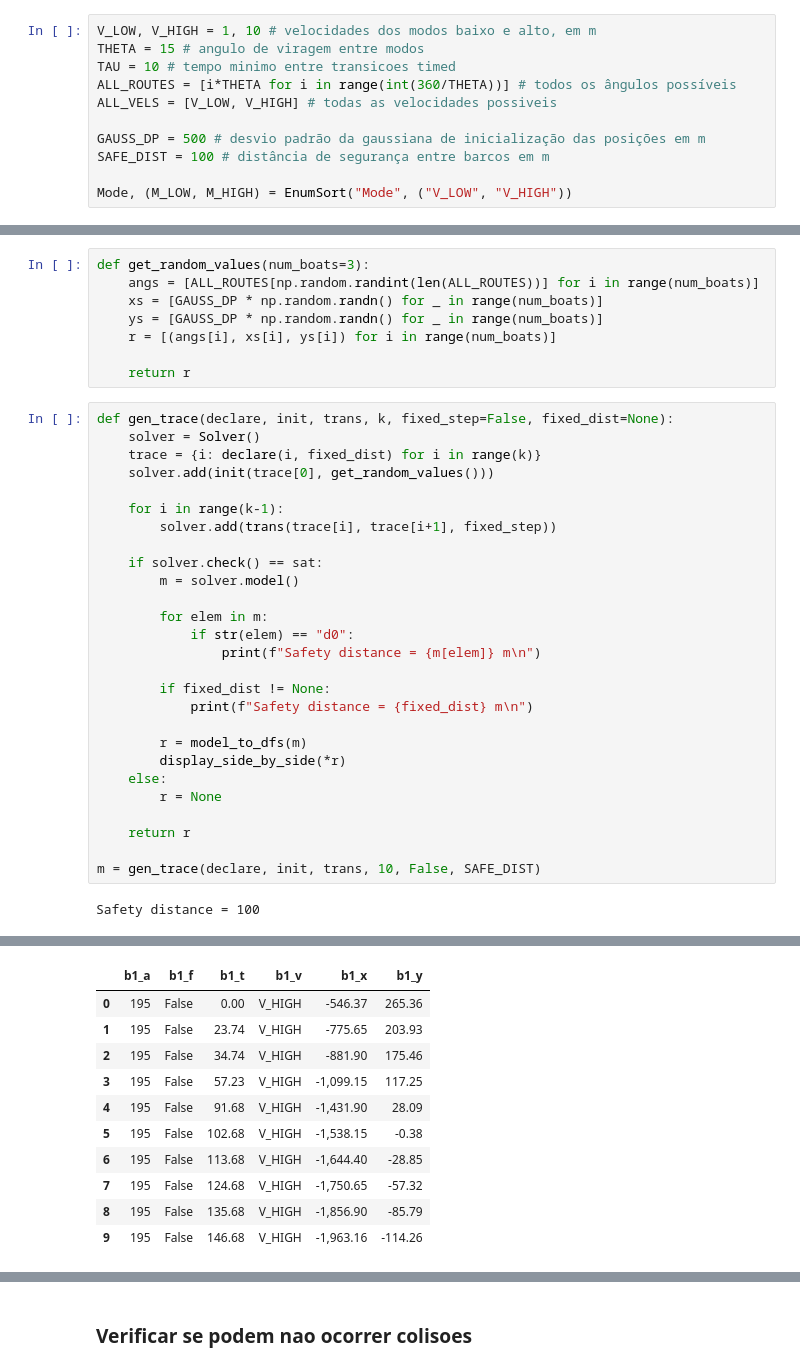
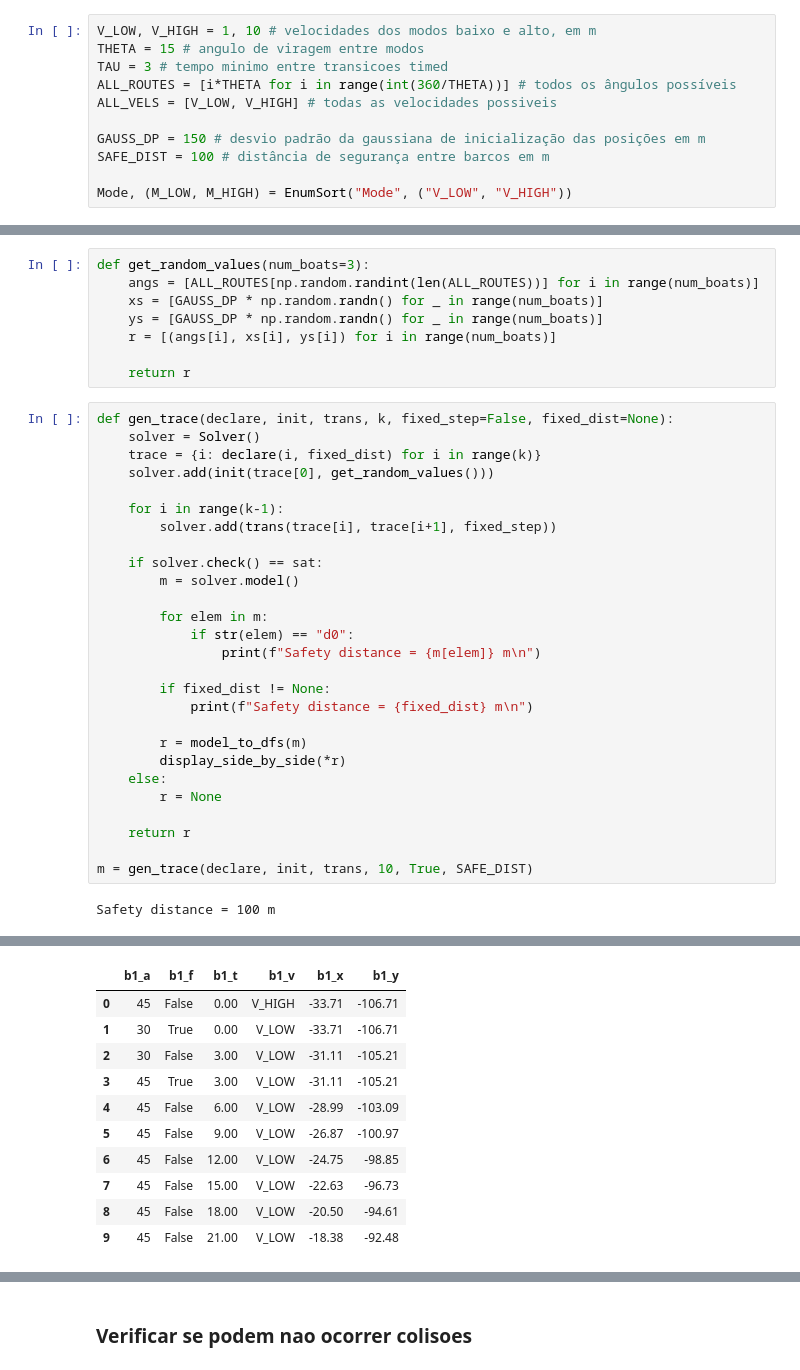
Before and after one commit to GilbertoCunha/Computational-Logic, a Jupyter notebook: Trabalho3/Boats.ipynb, the cells around one changed output, grey strips where cells are left out. Cells and saved outputs as stored; diff of their text form.

```diff
--- a/Trabalho3/Boats.ipynb
+++ b/Trabalho3/Boats.ipynb
@@ -17,11 +17,11 @@ pd.options.display.float_format = '{:,.2f}'.format
 # %%
 V_LOW, V_HIGH = 1, 10 # velocidades dos modos baixo e alto, em m
 THETA = 15 # angulo de viragem entre modos
-TAU = 10 # tempo minimo entre transicoes timed
+TAU = 3 # tempo minimo entre transicoes timed
 ALL_ROUTES = [i*THETA for i in range(int(360/THETA))] # todos os ângulos possíveis
 ALL_VELS = [V_LOW, V_HIGH] # todas as velocidades possiveis
 
-GAUSS_DP = 500 # desvio padrão da gaussiana de inicialização das posições em m
+GAUSS_DP = 150 # desvio padrão da gaussiana de inicialização das posições em m
 SAFE_DIST = 100 # distância de segurança entre barcos em m
 
 Mode, (M_LOW, M_HIGH) = EnumSort("Mode", ("V_LOW", "V_HIGH"))
@@ -377,7 +372,7 @@ def gen_trace(declare, init, trans, k, fixed_step=False, fixed_dist=None):
 
     return r
 
-m = gen_trace(declare, init, trans, 10, False, SAFE_DIST)
+m = gen_trace(declare, init, trans, 10, True, SAFE_DIST)
 # %% [output]
-Safety distance = 100
+Safety distance = 100 m
 |  | b0_a | b0_f | b0_t | b0_v | b0_x | b0_y |
@@ -394,12 +389,12 @@ Safety distance = 100
 |  | b1_a | b1_f | b1_t | b1_v | b1_x | b1_y |
-| 0 | 195 | False | 0.00 | V_HIGH | -546.37 | 265.36 |
-| 1 | 195 | False | 23.74 | V_HIGH | -775.65 | 203.93 |
-| 2 | 195 | False | 34.74 | V_HIGH | -881.90 | 175.46 |
-| 3 | 195 | False | 57.23 | V_HIGH | -1,099.15 | 117.25 |
-| 4 | 195 | False | 91.68 | V_HIGH | -1,431.90 | 28.09 |
-| 5 | 195 | False | 102.68 | V_HIGH | -1,538.15 | -0.38 |
-| 6 | 195 | False | 113.68 | V_HIGH | -1,644.40 | -28.85 |
-| 7 | 195 | False | 124.68 | V_HIGH | -1,750.65 | -57.32 |
-| 8 | 195 | False | 135.68 | V_HIGH | -1,856.90 | -85.79 |
-| 9 | 195 | False | 146.68 | V_HIGH | -1,963.16 | -114.26 |
+| 0 | 45 | False | 0.00 | V_HIGH | -33.71 | -106.71 |
+| 1 | 30 | True | 0.00 | V_LOW | -33.71 | -106.71 |
+| 2 | 30 | False | 3.00 | V_LOW | -31.11 | -105.21 |
+| 3 | 45 | True | 3.00 | V_LOW | -31.11 | -105.21 |
+| 4 | 45 | False | 6.00 | V_LOW | -28.99 | -103.09 |
+| 5 | 45 | False | 9.00 | V_LOW | -26.87 | -100.97 |
+| 6 | 45 | False | 12.00 | V_LOW | -24.75 | -98.85 |
+| 7 | 45 | False | 15.00 | V_LOW | -22.63 | -96.73 |
+| 8 | 45 | False | 18.00 | V_LOW | -20.50 | -94.61 |
+| 9 | 45 | False | 21.00 | V_LOW | -18.38 | -92.48 |
 |  | b2_a | b2_f | b2_t | b2_v | b2_x | b2_y |
```
Also changed, not shown: parts of 12 cells of this notebook, 1 other file.
